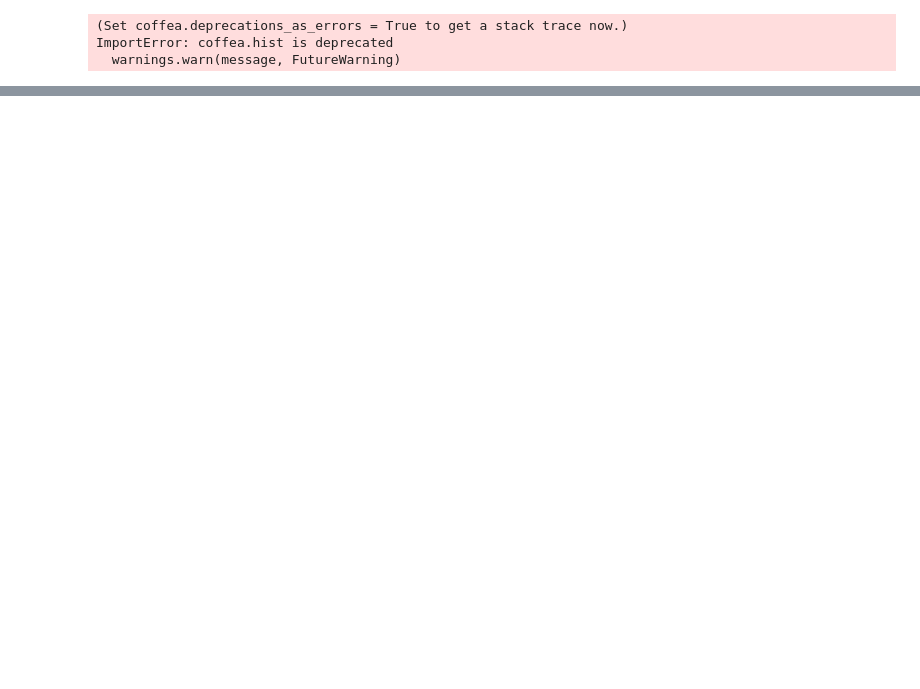
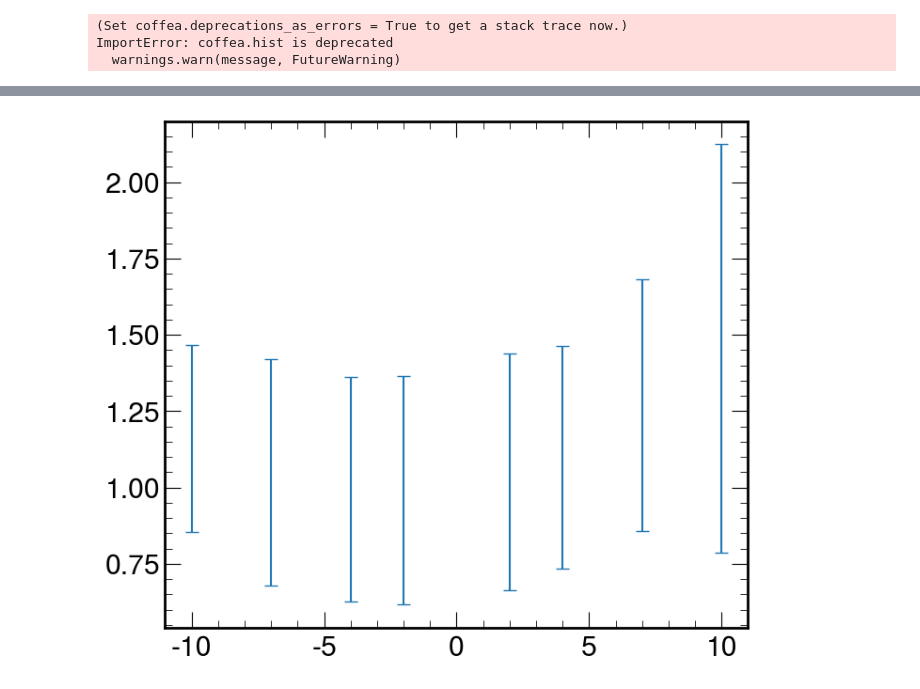
Before and after one commit to hannahbnelson/ttbarEFT, a Jupyter notebook: analysis/plot_1d_quad.ipynb, the cells around one changed output, grey strips where cells are left out. Drawn from its saved outputs; the diff is of its cells as text; code cells hidden in the pictures; blank space fills up the shorter version.

```diff
--- a/analysis/plot_1d_quad.ipynb
+++ b/analysis/plot_1d_quad.ipynb
@@ -189,0 +241,8 @@ make_1d_quad_plot_with_manual(files, "sow", np.arange(-5.0, 5.0, 0.5), "ctGRe",
+# %%
+manual_lst = [dedicated["ctj8"][0], scatter_yvals, sigma_y]
+fig, ax = plt.subplots(figsize=(8,7))
+    # ax.scatter(manual_lst[0], manual_lst[1], label = "Dedicated")
+ax.errorbar(manual_lst[0], manual_lst[1], yerr = manual_lst[2], xerr = None, capsize=5, ls='none')
+plt.show()
+# %% [output]
+[figure, added]
```
Also changed, not shown: parts of 13 cells of this notebook, 1 other file.
